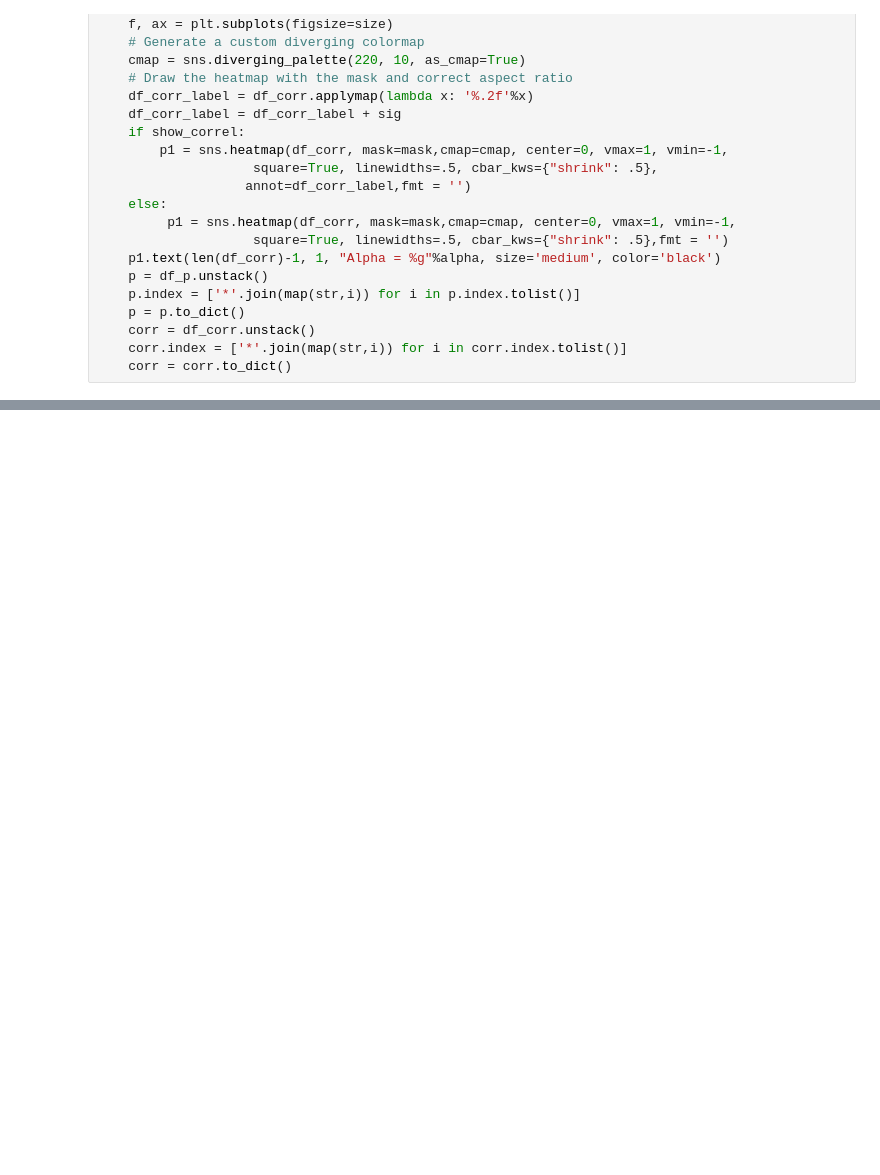
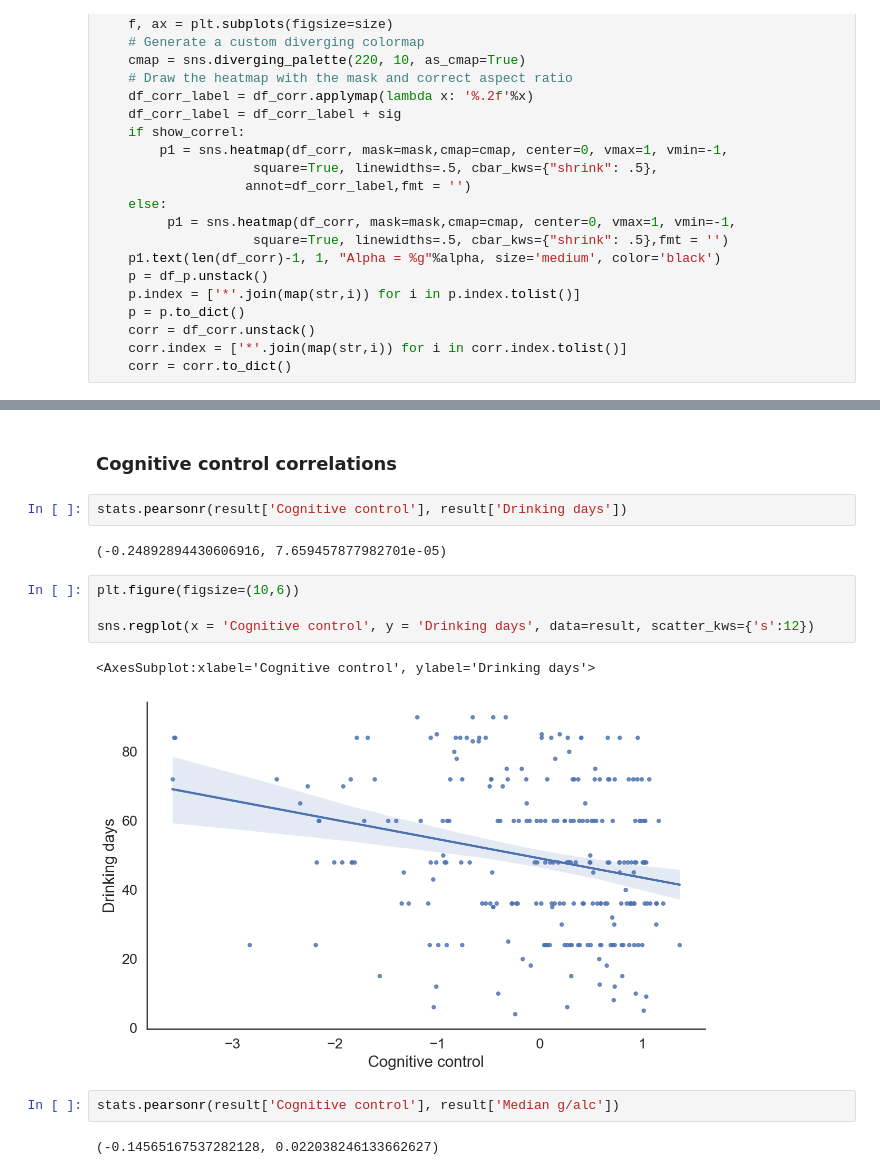
Before and after one commit to hgzech/trr265, a Jupyter notebook: notebooks/23_gbe.factor_analysis.ipynb, the cells around one changed output, grey strips where cells are left out. Saved outputs shown, nothing was run; the diff lists cells and outputs as text; blank space fills up the shorter version.

```diff
--- a/notebooks/23_gbe.factor_analysis.ipynb
+++ b/notebooks/23_gbe.factor_analysis.ipynb
@@ -545,3 +528,20 @@ correlation_matrix(result)
 # %% [output]
 247
 [figure]
+# %% [markdown]
+### Cognitive control correlations
+# %%
+stats.pearsonr(result['Cognitive control'], result['Drinking days'])
+# %% [output]
+(-0.24892894430606916, 7.659457877982701e-05)
+# %%
+plt.figure(figsize=(10,6))
+
+sns.regplot(x = 'Cognitive control', y = 'Drinking days', data=result, scatter_kws={'s':12})
+# %% [output]
+<AxesSubplot:xlabel='Cognitive control', ylabel='Drinking days'>
+[figure, added]
+# %%
+stats.pearsonr(result['Cognitive control'], result['Median g/alc'])
+# %% [output]
+(-0.14565167537282128, 0.022038246133662627)
```
Also changed, not shown: parts of 13 cells of this notebook, 14 other files.
